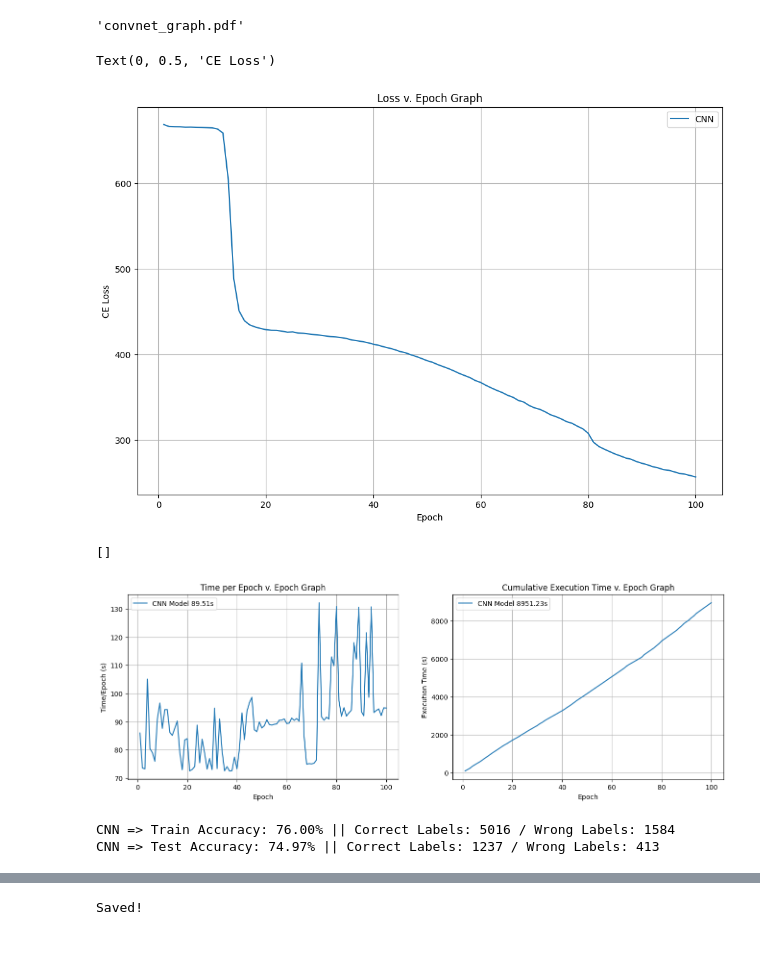
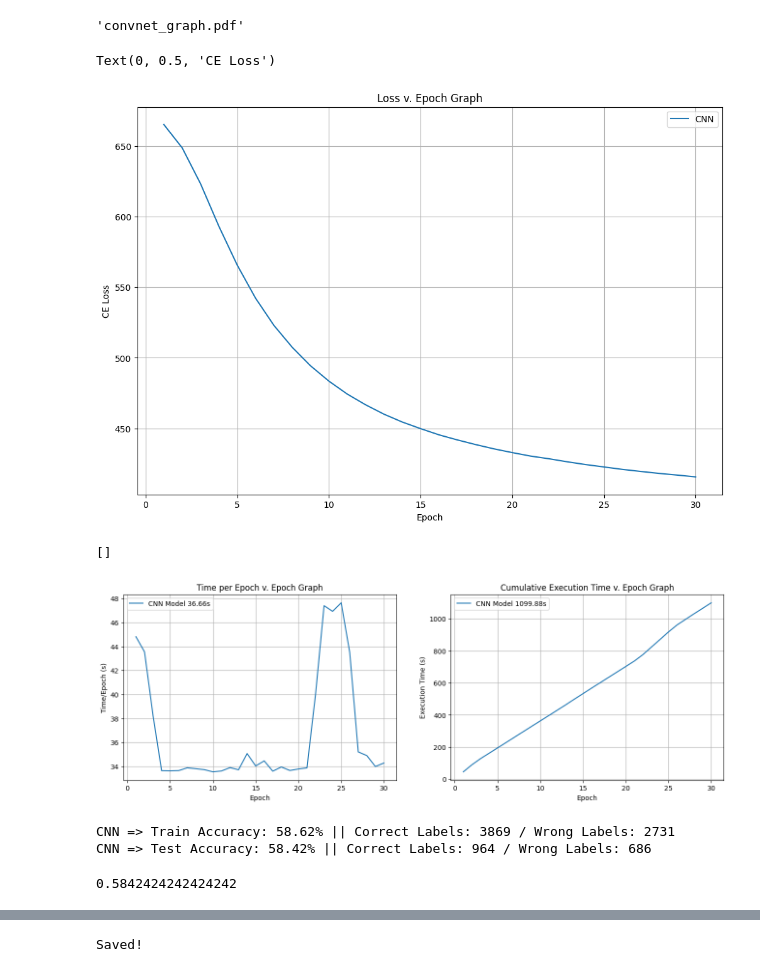
Before and after one commit to waizwafiq/GA-CNN, a Jupyter notebook: train.ipynb, the cells around one changed output, grey strips where cells are left out. Drawn from its saved outputs; the diff is of its cells as text; code cells hidden in the pictures; blank space fills up the shorter version.

Commit message:
New Model

```diff
--- a/train.ipynb
+++ b/train.ipynb
@@ -122,6 +123,7 @@ def trainModel(model, data_loader, epochSize=20):
     loss_per_epoch = []
     train_acc_per_epoch = []
     test_acc_per_epoch = []
+    total_acc_per_epoch = []
     time_per_epoch = []
     exec_time = []
 
@@ -133,7 +135,8 @@ def trainModel(model, data_loader, epochSize=20):
 
         count = 1
         for input_batch, target_batch in train_loader:
-            print(f"Epoch: {epoch} => {time.time() - start_epoch_time:.2f}s {(count/count_batch_train)*100:.3f}%", end='')
+            print(
+                f"Epoch: {epoch + 1} => {time.time() - start_epoch_time:.2f}s {(count/count_batch_train)*100:.3f}%", end='')
 
             # Zero the gradients
             opt.zero_grad()
@@ -142,14 +145,14 @@ def trainModel(model, data_loader, epochSize=20):
             predict_batch = model(input_batch)
 
             # Compute loss
-            loss_batch = loss_fn(predict_batch,target_batch)
+            loss_batch = loss_fn(predict_batch, target_batch)
 
             # Backward pass and update weights
             loss_batch.backward()
             opt.step()
 
-            loss += loss_batch.item() #store the loss
-            count+=1
+            loss += loss_batch.item()  # store the loss
+            count += 1
             print('\r', end='', flush=True)
 
         loss_per_epoch.append(loss)
@@ -163,7 +166,7 @@ def trainModel(model, data_loader, epochSize=20):
         with torch.no_grad():
             count = 1
             for images, labels in train_loader:
-                print(f"Epoch: {epoch} => {time.time() - start_epoch_time:.2f}s || Calculating Training Accuracy... {(count/count_batch_train)*100:.3f}%", end='', flush=True)
+                print(f"Epoch: {epoch + 1} => {time.time() - start_epoch_time:.2f}s || Calculating Training Accuracy... {(count/count_batch_train)*100:.3f}%", end='', flush=True)
                 # Forward pass
                 outputs = model(images)
 
@@ -188,7 +191,7 @@ def trainModel(model, data_loader, epochSize=20):
         with torch.no_grad():
             count = 1
             for images, labels in test_loader:
-                print(f"Epoch: {epoch} => {time.time() - start_epoch_time:.2f}s || Calculating Testing Accuracy... {(count/count_batch_test)*100:.3f}%", end='', flush=True)
+                print(f"Epoch: {epoch + 1} => {time.time() - start_epoch_time:.2f}s || Calculating Testing Accuracy... {(count/count_batch_test)*100:.3f}%", end='', flush=True)
                 # Forward pass
                 outputs = model(images)
 
@@ -211,17 +214,22 @@ def trainModel(model, data_loader, epochSize=20):
         time_per_epoch.append(time_epoch)
         exec_time.append(time_current)
 
-        print(f'Epoch: {epoch+1} || Loss: {loss} || Train Accuracy: {train_accuracy * 100:.4f}% || Test Accuracy: {test_accuracy * 100:.4f}% || Epoch Time: {time_epoch:.4f} s || Current Runtime: {time_current:.4f} s')
+        total_accuracy = 0.3*train_accuracy + 0.7*test_accuracy
+        total_acc_per_epoch.append(total_accuracy)
+
+        print(f'Epoch: {epoch+1} || Loss: {loss} || Train Acc: {train_accuracy * 100:.4f}% || Test Acc: {test_accuracy * 100:.4f}% || Total Acc: {total_accuracy * 100:.4f}% || Epoch Time: {time_epoch:.4f} s || Current Runtime: {time_current:.4f} s')
 
     output = {
         'loss': loss_per_epoch,
         'train_acc': train_acc_per_epoch,
         'test_acc': test_acc_per_epoch,
+        'total_acc': total_acc_per_epoch,
         'epoch_time': time_per_epoch,
         'exec_time': exec_time
     }
 
     return output
 # %%
-model_new = ConvNet(1, [2, 3], num_classes=5, kernel_sizes=[[2], [3, 2], [1, 2]])
-trainModel(model_new, [train_loader, test_loader], epochSize=5)
+model_CNN2 = ConvNet(1, [4], num_classes=5, kernel_sizes=[[2], [3, 2]])
+# printSummary(model_CNN2, size=(1, 50176), name="model_ConvNet_v1")
+model_CNN2_result = trainModel(model_CNN2, [train_loader, test_loader], epochSize=30)
@@ -228,4 +253,0 @@ trainModel(model_new, [train_loader, test_loader], epochSize=5)
-# %%
-model_CNN2 = ConvNet(1, [2, 3], num_classes=5, kernel_sizes=[[2], [3, 2], [1, 2]])
-# printSummary(model_CNN2, size=(1, 50176), name="model_ConvNet_v1")
-model_CNN2_result = trainModel(model_CNN2, [train_loader, test_loader], epochSize=100)
@@ -261,7 +265,7 @@ graph.render("convnet_graph")
 fig, (ax1) = plt.subplots(1, 1, figsize=(12, 8))
 
 # Loss v. Epoch Graph
-ax1.plot(range(1, 100+1), model_CNN2_result['loss'], label="CNN")
+ax1.plot(range(1, 30+1), model_CNN2_result['loss'], label="CNN")
 ax1.legend()
 ax1.grid()
 ax1.set_title("Loss v. Epoch Graph")
@@ -269,30 +273,30 @@ ax1.set_xlabel("Epoch")
 ax1.set_ylabel("CE Loss")
 # %% [output]
 Text(0, 0.5, 'CE Loss')
-[figure, old version]
+[figure, new version]
 # %%
 fig, (ax1, ax2) = plt.subplots(1, 2, figsize=(16, 5))
 
-epochSize = 100
+epochSize = 30
 # Time per Epoch v. Epoch Graph
 ax1.plot(range(1, epochSize+1), model_CNN2_result['epoch_time'], label=f"CNN Model {np.mean(model_CNN2_result['epoch_time']):.2f}s")
 ax1.set_title("Time per Epoch v. Epoch Graph")
 ax1.set_xlabel("Epoch")
 ax1.set_ylabel("Time/Epoch (s)")
 ax1.legend()
 ax1.grid()
 
 # Time per Epoch v. Epoch Graph
 ax2.plot(range(1, epochSize+1), model_CNN2_result['exec_time'], label=f"CNN Model {model_CNN2_result['exec_time'][-1]:.2f}s")
 ax2.set_title("Cumulative Execution Time v. Epoch Graph")
 ax2.set_xlabel("Epoch")
 ax2.set_ylabel("Execution Time (s)")
 ax2.legend()
 ax2.grid()
 plt.plot()
 # %% [output]
 []
-[figure, old version]
+[figure, new version]
 # %%
 def evaluate_model(model, data_loader, model_name=""): #or def compute_accuracy():  , use whatever conventions that you like
 
@@ -337,11 +341,13 @@ def evaluate_model(model, data_loader, model_name=""): #or def compute_accuracy(
     # Calculate accuracy
     accuracy = correct / total
     print(f"{model_name} => Test Accuracy: {accuracy * 100:.2f}% || Correct Labels: {correct} / Wrong Labels: {total-correct}")
+    return accuracy
 
 evaluate_model(model_CNN2, [train_loader, test_loader], "CNN")
 # %% [output]
-CNN => Train Accuracy: 76.00% || Correct Labels: 5016 / Wrong Labels: 1584
-CNN => Test Accuracy: 74.97% || Correct Labels: 1237 / Wrong Labels: 413
+CNN => Train Accuracy: 58.62% || Correct Labels: 3869 / Wrong Labels: 2731
+CNN => Test Accuracy: 58.42% || Correct Labels: 964 / Wrong Labels: 686
+0.5842424242424242
 # %%
 fig, (ax1) = plt.subplots(1, 1, figsize=(12, 8))
 
```
Also changed, not shown: parts of 7 cells of this notebook, 4 other files.
